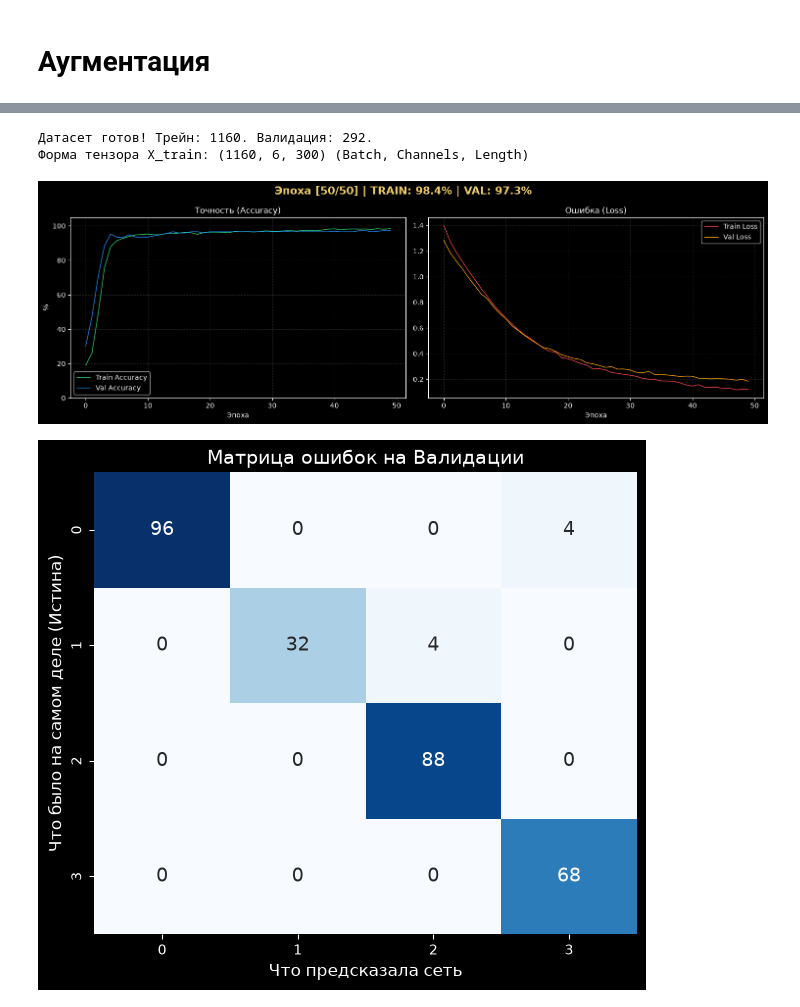
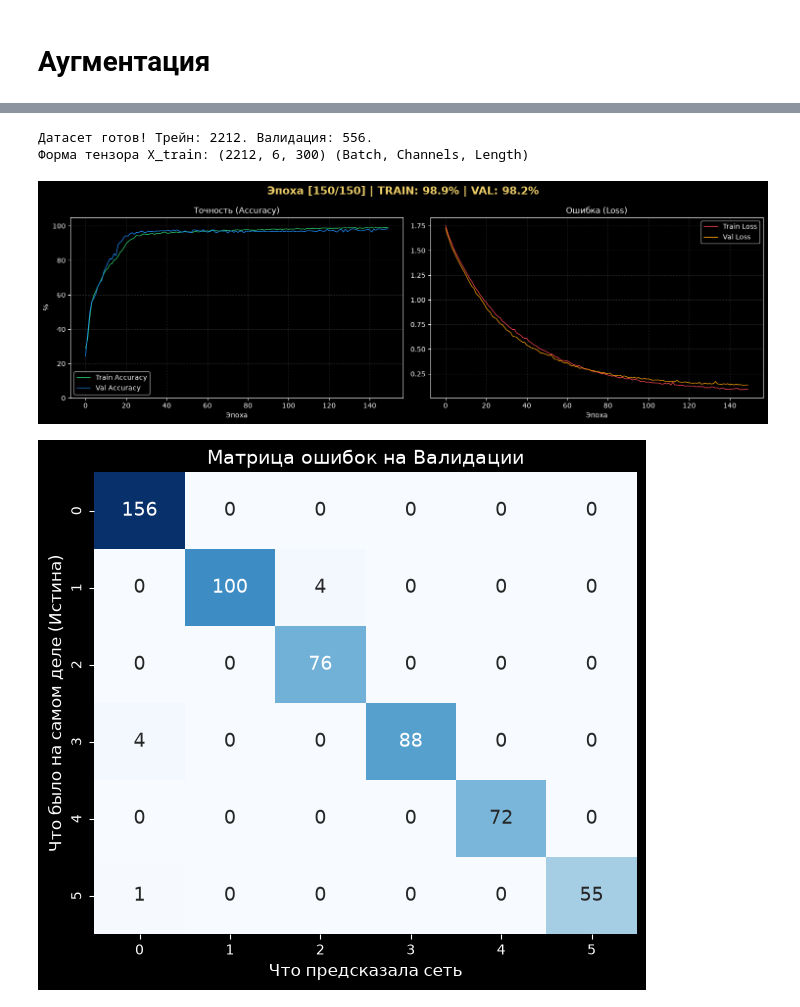
Before and after one commit to nafiseee/EdgeML-Gesture-Recognition-imu-, a Jupyter notebook: training/pipeline.ipynb, the cells around one changed output, grey strips where cells are left out. Drawn from its saved outputs; the diff is of its cells as text; code cells hidden in the pictures.

```diff
--- a/training/pipeline.ipynb
+++ b/training/pipeline.ipynb
@@ -273,19 +307,19 @@ plt.show()
 # %%
-class EdgeCNN_v6(nn.Module):
-    def __init__(self, num_classes=4):
+class EdgeCNN_Baseline(nn.Module):
+    def __init__(self, num_classes=6):
         super().__init__()
         self.features = nn.Sequential(
-            nn.Conv1d(in_channels=6, out_channels=16, kernel_size=15, stride=2, padding=7),
+            nn.Conv1d(in_channels=6, out_channels=8, kernel_size=15, stride=3, padding=7),
+            nn.BatchNorm1d(8),
+            nn.ReLU(),
+            nn.MaxPool1d(kernel_size=3, stride=2, padding=1),
+
+            nn.Conv1d(in_channels=8, out_channels=16, kernel_size=3, stride=2, padding=1),
             nn.BatchNorm1d(16),
-            nn.ReLU(),
-            nn.MaxPool1d(kernel_size=2, stride=2),
-
-            nn.Conv1d(in_channels=16, out_channels=32, kernel_size=5, stride=2, padding=2),
-            nn.BatchNorm1d(32),
             nn.ReLU()
         )
         self.gap = nn.AdaptiveAvgPool1d(1)
-        self.classifier = nn.Linear(32, num_classes)
+        self.classifier = nn.Linear(16, num_classes)
 
     def forward(self, x):
         x = self.features(x)
@@ -293,7 +327,7 @@ class EdgeCNN_v6(nn.Module):
         x = x.view(x.size(0), -1)
         return self.classifier(x)
 
-model = EdgeCNN_v6(num_classes=4)
+model = EdgeCNN_Baseline(num_classes=6)
 # %%
 import pandas as pd
 import numpy as np
@@ -337,14 +371,14 @@ X_all = np.stack(X_list).astype(np.float32)
 y_all = np.array(y_list).astype(np.int64)
 groups_all = np.array(group_list)
 
-# 1. РАЗБИВАЕМ ДАТАСЕТ
+#РАЗБИВАЕМ ДАТАСЕТ
 gss = GroupShuffleSplit(n_splits=1, test_size=0.2, random_state=42)
 train_idx, val_idx = next(gss.split(X_all, y_all, groups_all))
 
 X_train, y_train = X_all[train_idx], y_all[train_idx]
 X_val, y_val = X_all[val_idx], y_all[val_idx]
 
-# 2. ЛОКАЛЬНАЯ НОРМАЛИЗАЦИЯ
+#ЛОКАЛЬНАЯ НОРМАЛИЗАЦИЯ
 # axis=2 считает среднее/отклонение только по 300 точкам времени, сохраняя независимость каждого сэмпла(0) и канала(1)
 train_mean = X_train.mean(axis=2, keepdims=True)
 train_std = X_train.std(axis=2, keepdims=True)
@@ -361,24 +395,23 @@ class IMUDataset(Dataset):
     def __len__(self): return len(self.X)
     def __getitem__(self, idx): return self.X[idx], self.y[idx]
 
-train_dataloader = DataLoader(IMUDataset(X_train, y_train), batch_size=16, shuffle=True)
-val_dataloader = DataLoader(IMUDataset(X_val, y_val), batch_size=16, shuffle=False)
+train_dataloader = DataLoader(IMUDataset(X_train, y_train), batch_size=32, shuffle=True)
+val_dataloader = DataLoader(IMUDataset(X_val, y_val), batch_size=32, shuffle=False)
 
 print(f"Датасет готов! Трейн: {len(X_train)}. Валидация: {len(X_val)}.")
 print(f"Форма тензора X_train: {X_train.shape} (Batch, Channels, Length)")
 # %% [output]
-Датасет готов! Трейн: 1160. Валидация: 292.
-Форма тензора X_train: (1160, 6, 300) (Batch, Channels, Length)
+Датасет готов! Трейн: 2212. Валидация: 556.
+Форма тензора X_train: (2212, 6, 300) (Batch, Channels, Length)
 # %%
-model = EdgeCNN_v6(num_classes=4)
+model = EdgeCNN_v6(num_classes=6)
 criterion = nn.CrossEntropyLoss()
 optimizer = optim.Adam(model.parameters(), lr=0.0001)
 # %%
-import matplotlib.pyplot as plt
-import torch
+
 from IPython.display import clear_output
 
-epochs = 50
+epochs = 150
 
 device = torch.device("cuda" if torch.cuda.is_available() else "mps" if torch.backends.mps.is_available() else "cpu")
 model.to(device)
@@ -434,6 +467,8 @@ for epoch in range(epochs):
     train_accs.append(acc_train)
     val_accs.append(acc_val)
 
+
+
     if (epoch + 1) % 2 == 0 or (epoch + 1) == epochs:
         clear_output(wait=True)
 
@@ -462,41 +497,43 @@ for epoch in range(epochs):
         plt.tight_layout()
         plt.show()
 # %% [output]
-[figure, old version]
+[figure, new version]
 # %%
 import torch
 import numpy as np
 import seaborn as sns
 import matplotlib.pyplot as plt
 from sklearn.metrics import confusion_matrix
 
 model.eval()
 all_preds = []
 all_labels = []
 
 # Отключаем градиенты для ускорения и экономии памяти
 with torch.no_grad():
     for batch_x, batch_y in val_dataloader:
+        batch_x = batch_x.to(device)
+        batch_y = batch_y.to(device)
         outputs = model(batch_x)
         _, predicted = torch.max(outputs.data, 1)
 
         all_preds.extend(predicted.cpu().numpy())
         all_labels.extend(batch_y.cpu().numpy())
 
 # Считаем матрицу
 cm = confusion_matrix(all_labels, all_preds)
 
 # Отрисовка
 plt.figure(figsize=(7, 6))
 sns.heatmap(cm, annot=True, fmt='d', cmap='Blues', cbar=False,
             annot_kws={"size": 14})
 
 plt.xlabel('Что предсказала сеть', fontsize=12)
 plt.ylabel('Что было на самом деле (Истина)', fontsize=12)
 plt.title('Матрица ошибок на Валидации', fontsize=14)
 plt.show()
 # %% [output]
-[figure, old version]
+[figure, new version]
 # %%
 import matplotlib.pyplot as plt
 import numpy as np
```
Also changed, not shown: parts of 8 cells of this notebook, 8 other files.
